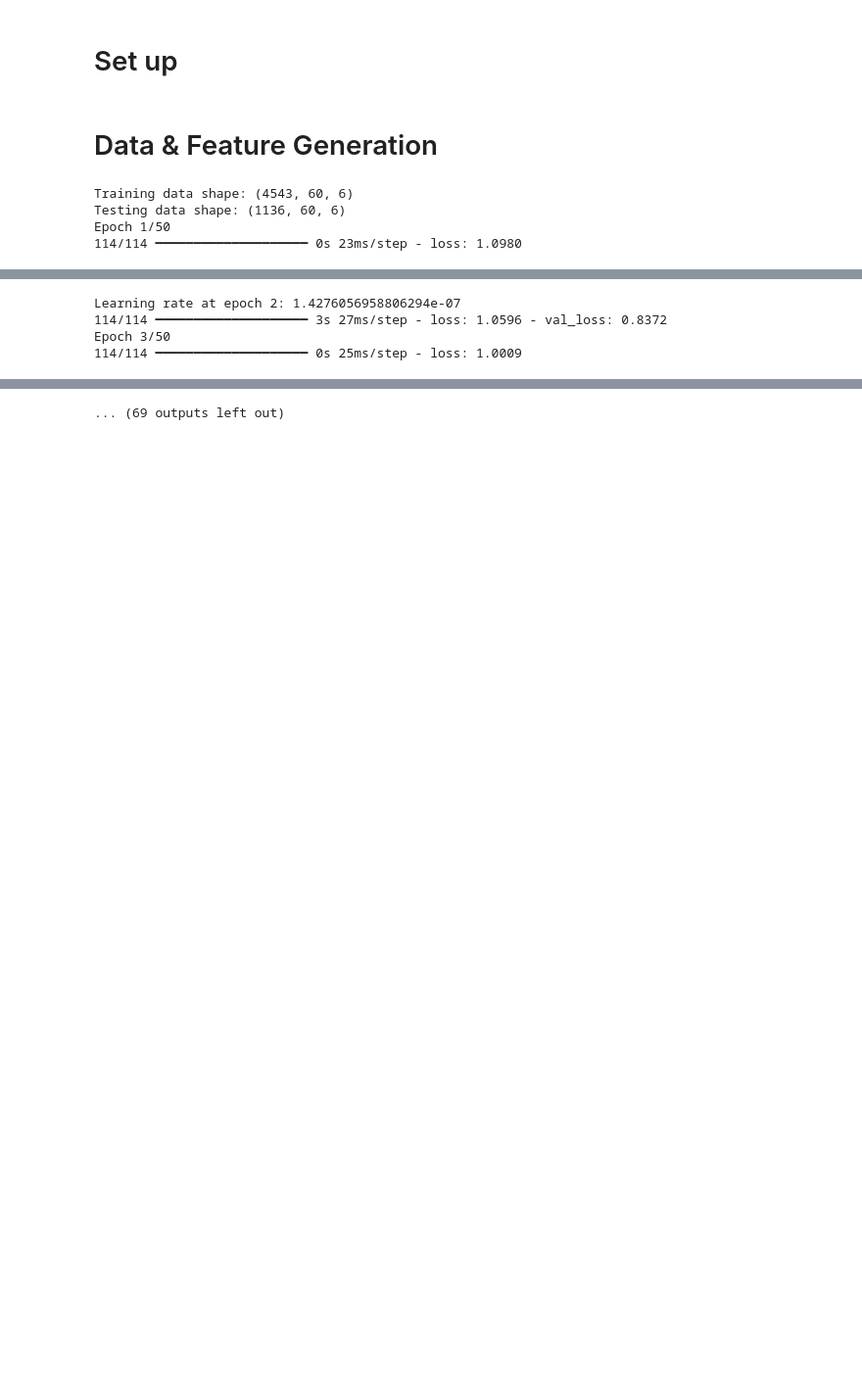
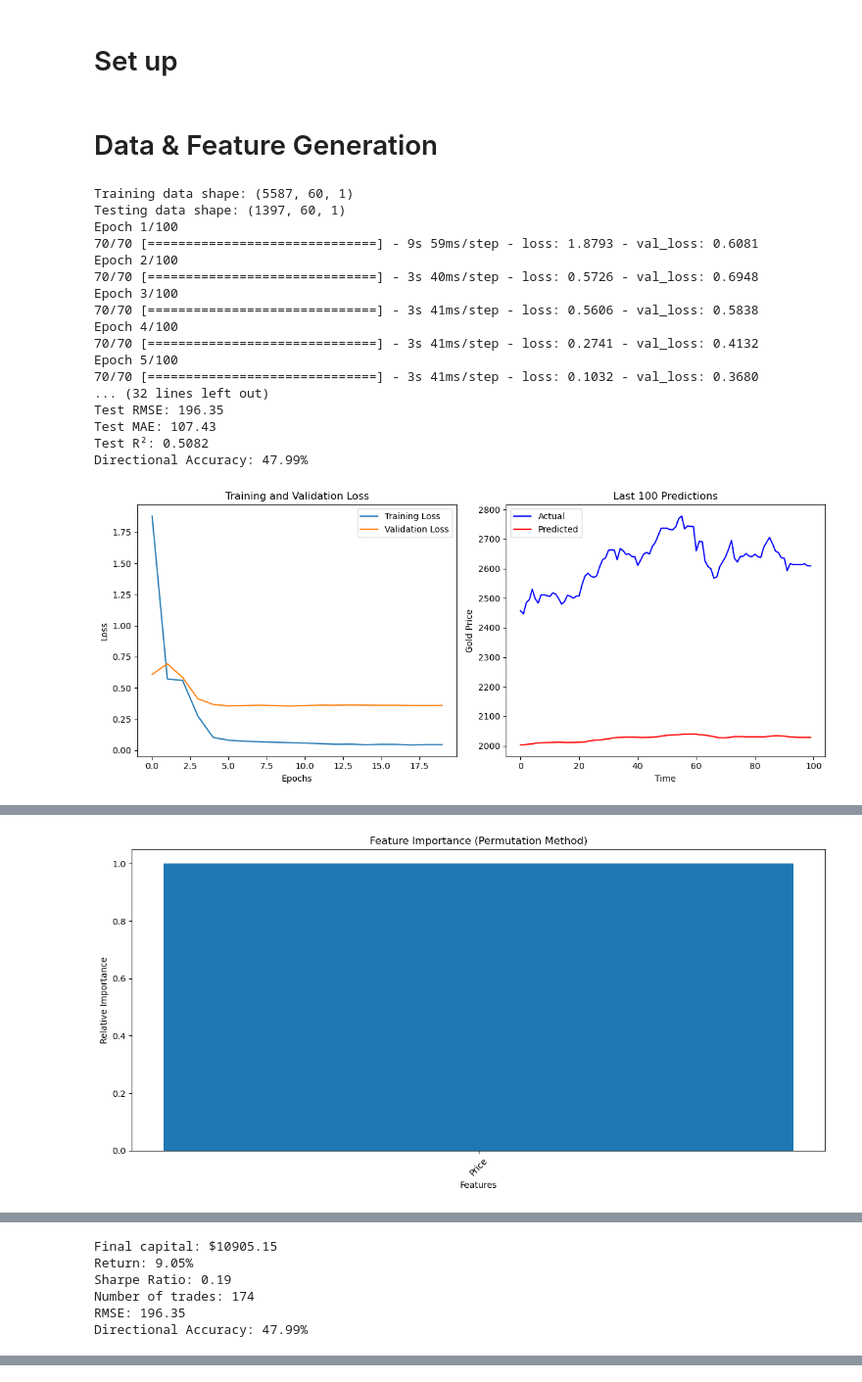
Before and after one commit to whyyouj/market-sentiment-analysis, a Jupyter notebook: gold_historical/transformer.ipynb, the cells around one changed output, grey strips where cells are left out. Shown: that part at 98% size. Drawn from its saved outputs; the diff is of its cells as text; code cells hidden in the pictures; blank space fills up the shorter version.

Commit message:
Fine-tuning for transformer

```diff
--- a/gold_historical/transformer.ipynb
+++ b/gold_historical/transformer.ipynb
@@ -786,37 +515,49 @@ def find_optimal_lr(df, seq_length=60, test_size=0.2,
 # %%
 df = load_data()
 
 # Run the complete backtesting process
 results = run_gold_price_backtesting(
     df,                     # Your dataframe with gold prices and features
+    features = ["Price"],
     seq_length=60,          # Length of sequence/window for predictions
     test_size=0.2,          # Proportion of data to use for testing
-    d_model=64,             # Dimension of transformer model
-    num_heads=4,            # Number of attention heads
-    num_layers=2,           # Number of transformer layers
-    use_one_cycle_lr=True,
-    max_lr=0.000001,
-    min_lr=1e-6,
-    dropout_rate=0.1,       # Dropout rate for regularization
-    batch_size=32,          # Batch size for training
-    epochs=50,              # Maximum number of training epochs
-    directional_loss_weight=0.5
+    d_model=256,            # Dimension of transformer model
+    num_heads=8,            # Number of attention heads
+    num_layers=4,           # Number of transformer layers
+    dropout_rate=0.2,       # Dropout rate for regularization
+    batch_size = 64,        # Batch size for training
+    epochs=100,              # Maximum number of training epochs
+    directional_loss_weight=0.7
 )
 
 # Access results
 model = results['model']                   # The trained model
 metrics = results['metrics']               # Performance metrics
 feature_importance = results['feature_importance']  # Feature importance scores
 trading_results = results['trading_results']        # Trading backtest results
 
 # Print key metrics
 print(f"RMSE: {metrics['rmse']:.2f}")
 print(f"Directional Accuracy: {metrics['directional_accuracy']:.2f}%")
 
 # Save model if needed
-model.save('gold_price_transformer.keras')
+# model.save('gold_price_transformer.tf')
 # %% [output]
-Training data shape: (4543, 60, 6)
-Testing data shape: (1136, 60, 6)
-Epoch 1/50
-114/114 ━━━━━━━━━━━━━━━━━━━━ 0s 23ms/step - loss: 1.0980
+Training data shape: (5587, 60, 1)
+Testing data shape: (1397, 60, 1)
+Epoch 1/100
+70/70 [==============================] - 9s 59ms/step - loss: 1.8793 - val_loss: 0.6081
+Epoch 2/100
+70/70 [==============================] - 3s 40ms/step - loss: 0.5726 - val_loss: 0.6948
+Epoch 3/100
+70/70 [==============================] - 3s 41ms/step - loss: 0.5606 - val_loss: 0.5838
+Epoch 4/100
+70/70 [==============================] - 3s 41ms/step - loss: 0.2741 - val_loss: 0.4132
+Epoch 5/100
+70/70 [==============================] - 3s 41ms/step - loss: 0.1032 - val_loss: 0.3680
+... (32 lines left out)
+Test RMSE: 196.35
+Test MAE: 107.43
+Test R²: 0.5082
+Directional Accuracy: 47.99%
+[figure, added]
@@ -823,0 +567 @@ WARNING:absl:You are saving your model as an HDF5 file via `model.save()` or `ke
+[figure, added]
@@ -829,4 +573,6 @@ WARNING:absl:You are saving your model as an HDF5 file via `model.save()` or `ke
-Learning rate at epoch 2: 1.4276056958806294e-07
-114/114 ━━━━━━━━━━━━━━━━━━━━ 3s 27ms/step - loss: 1.0596 - val_loss: 0.8372
-Epoch 3/50
-114/114 ━━━━━━━━━━━━━━━━━━━━ 0s 25ms/step - loss: 1.0009
+Final capital: $10905.15
+Return: 9.05%
+Sharpe Ratio: 0.19
+Number of trades: 174
+RMSE: 196.35
+Directional Accuracy: 47.99%
@@ -849 +578,0 @@ WARNING:absl:You are saving your model as an HDF5 file via `model.save()` or `ke
-... (69 outputs left out)
```
Also changed, not shown: parts of 9 cells of this notebook, 15 other files.
